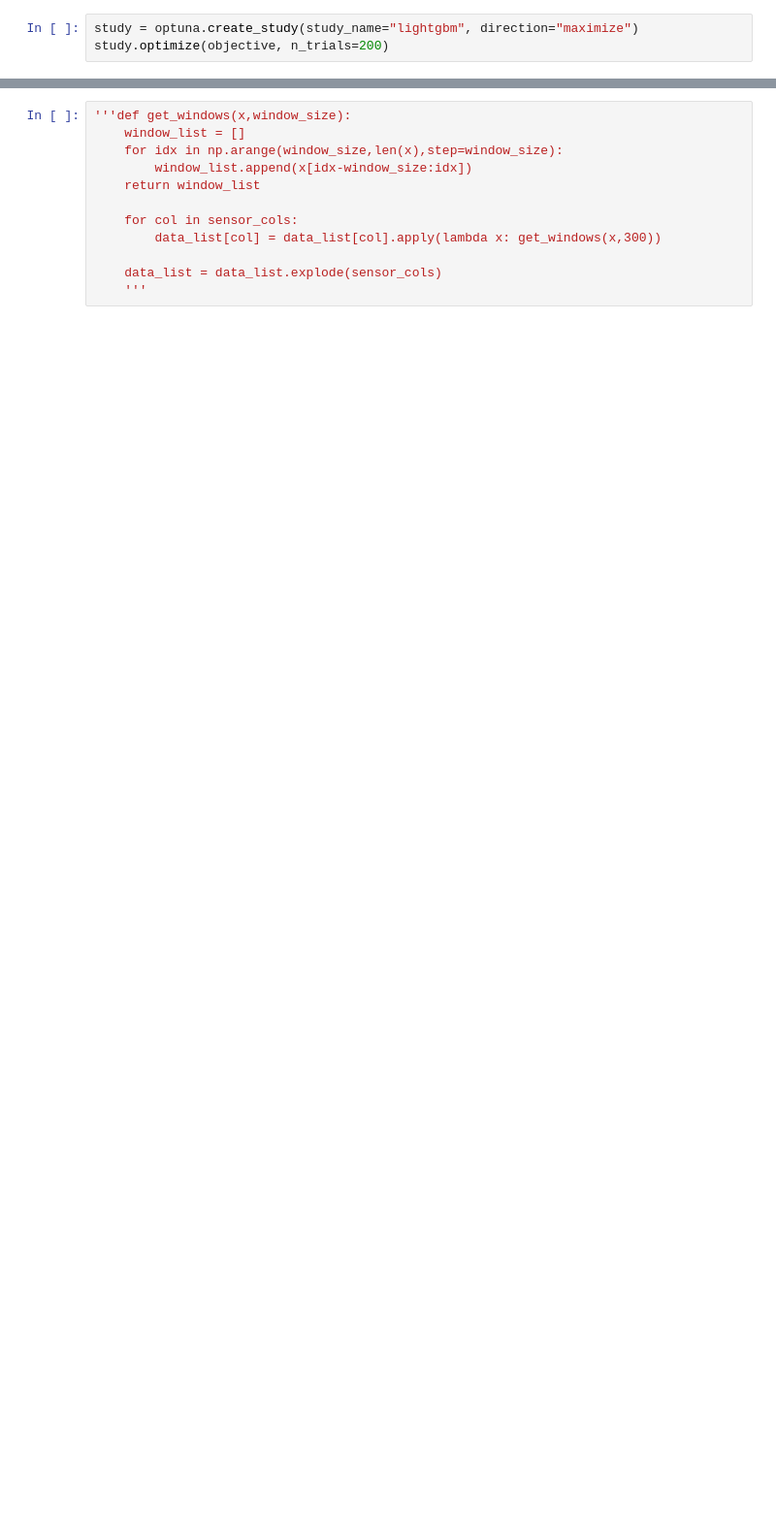
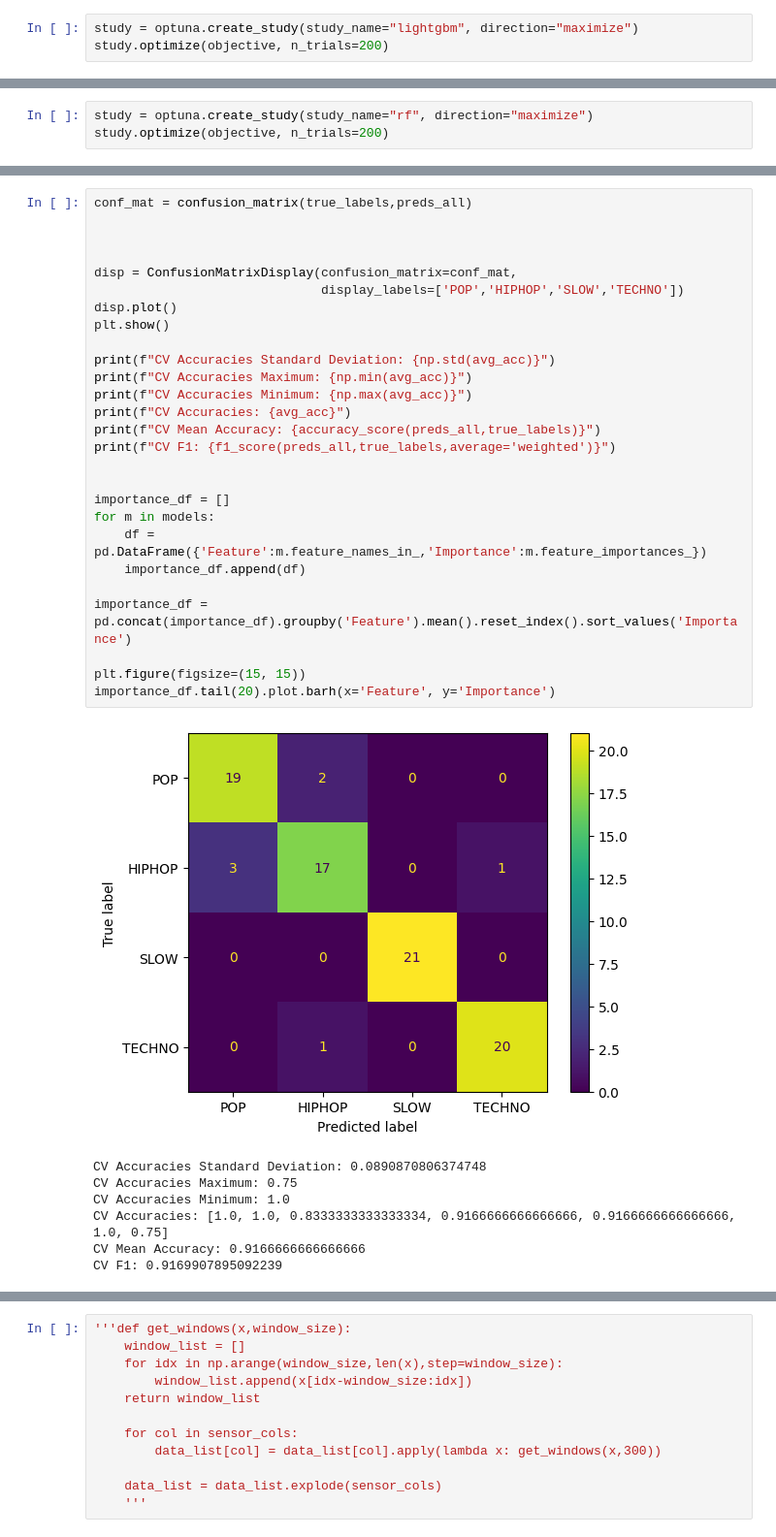
Before and after one commit to ardaergin/ML4QS, a Jupyter notebook: modeling.ipynb, the cells around one changed output, grey strips where cells are left out. Shown: that part at 97% size. Drawn from its saved outputs; the diff is of its cells as text; blank space fills up the shorter version.

Commit message:
last modeling before new data rf added

```diff
--- a/modeling.ipynb
+++ b/modeling.ipynb
@@ -227,0 +275,3 @@ CV F1: 0.9172676444372417
+# %%
+study = optuna.create_study(study_name="rf", direction="maximize")
+study.optimize(objective, n_trials=200)
@@ -227,0 +317,35 @@ CV F1: 0.9172676444372417
+# %%
+conf_mat = confusion_matrix(true_labels,preds_all)
+
+
+
+disp = ConfusionMatrixDisplay(confusion_matrix=conf_mat,
+                              display_labels=['POP','HIPHOP','SLOW','TECHNO'])
+disp.plot()
+plt.show()
+
+print(f"CV Accuracies Standard Deviation: {np.std(avg_acc)}")
+print(f"CV Accuracies Maximum: {np.min(avg_acc)}")
+print(f"CV Accuracies Minimum: {np.max(avg_acc)}")
+print(f"CV Accuracies: {avg_acc}")
+print(f"CV Mean Accuracy: {accuracy_score(preds_all,true_labels)}")
+print(f"CV F1: {f1_score(preds_all,true_labels,average='weighted')}")
+
+
+importance_df = []
+for m in models:
+    df = pd.DataFrame({'Feature':m.feature_names_in_,'Importance':m.feature_importances_})
+    importance_df.append(df)
+
+importance_df = pd.concat(importance_df).groupby('Feature').mean().reset_index().sort_values('Importance')
+
+plt.figure(figsize=(15, 15))
+importance_df.tail(20).plot.barh(x='Feature', y='Importance')
+# %% [output]
+[figure, added]
+CV Accuracies Standard Deviation: 0.0890870806374748
+CV Accuracies Maximum: 0.75
+CV Accuracies Minimum: 1.0
+CV Accuracies: [1.0, 1.0, 0.8333333333333334, 0.9166666666666666, 0.9166666666666666, 1.0, 0.75]
+CV Mean Accuracy: 0.9166666666666666
+CV F1: 0.9169907895092239
```
Also changed, not shown: parts of 13 cells of this notebook.
